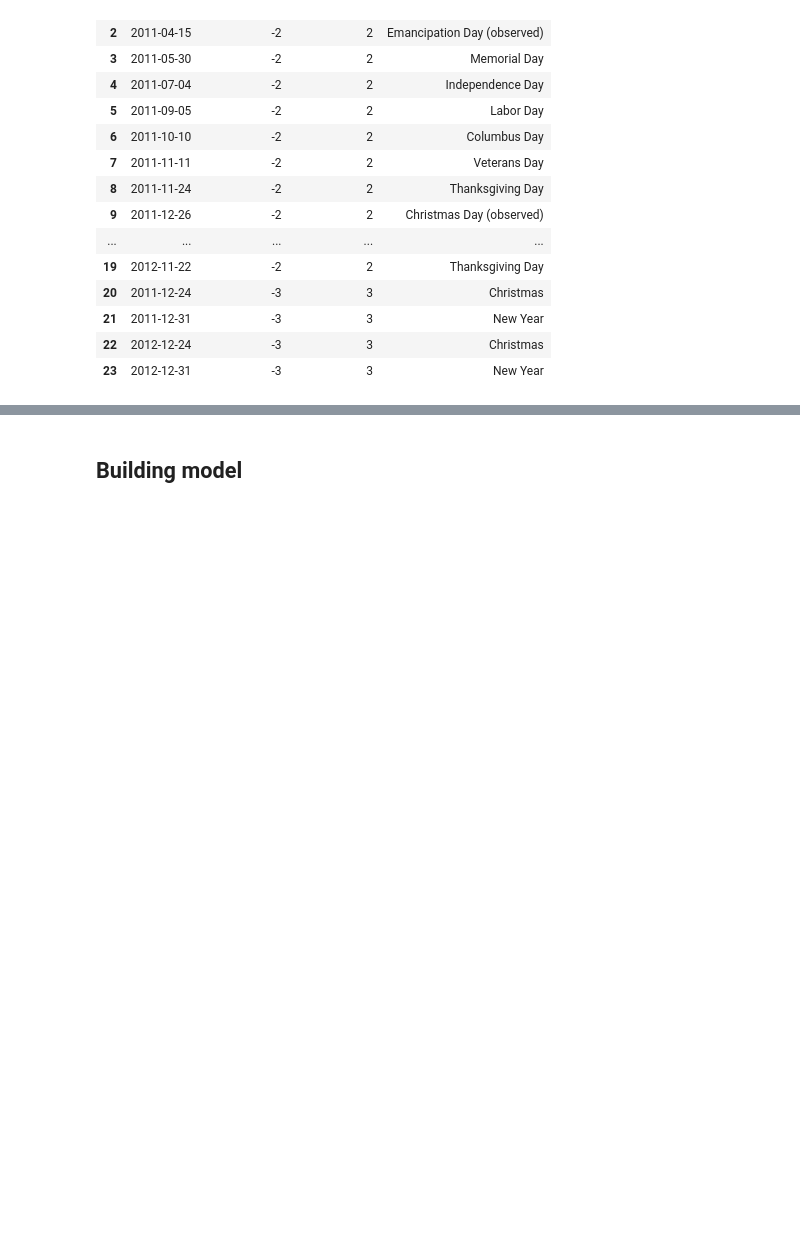
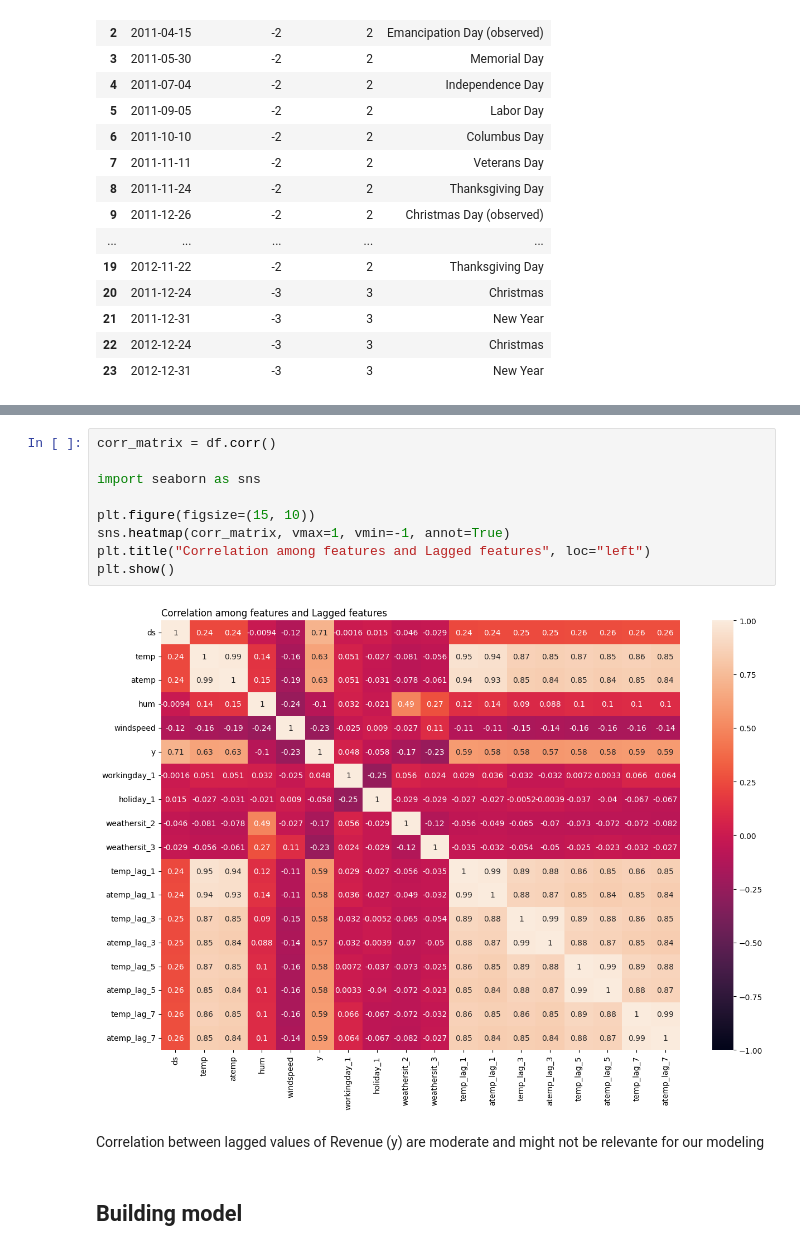
Before and after one commit to Vinni-Anddrade/time_series_course, a Jupyter notebook: 7_facebook_prophet/facebook_prophet.ipynb, the cells around one changed output, grey strips where cells are left out. Cells and saved outputs as stored; diff of their text form; blank space fills up the shorter version.

```diff
--- a/7_facebook_prophet/facebook_prophet.ipynb
+++ b/7_facebook_prophet/facebook_prophet.ipynb
@@ -186,2 +190,15 @@ holidays
+# %%
+corr_matrix = df.corr()
+
+import seaborn as sns
+
+plt.figure(figsize=(15, 10))
+sns.heatmap(corr_matrix, vmax=1, vmin=-1, annot=True)
+plt.title("Correlation among features and Lagged features", loc="left")
+plt.show()
+# %% [output]
+[figure, added]
+# %% [markdown]
+Correlation between lagged values of Revenue (y) are moderate and might not be relevante for our modeling
 # %% [markdown]
 ## Building model
```
Also changed, not shown: parts of 22 cells of this notebook, 2 other files.
